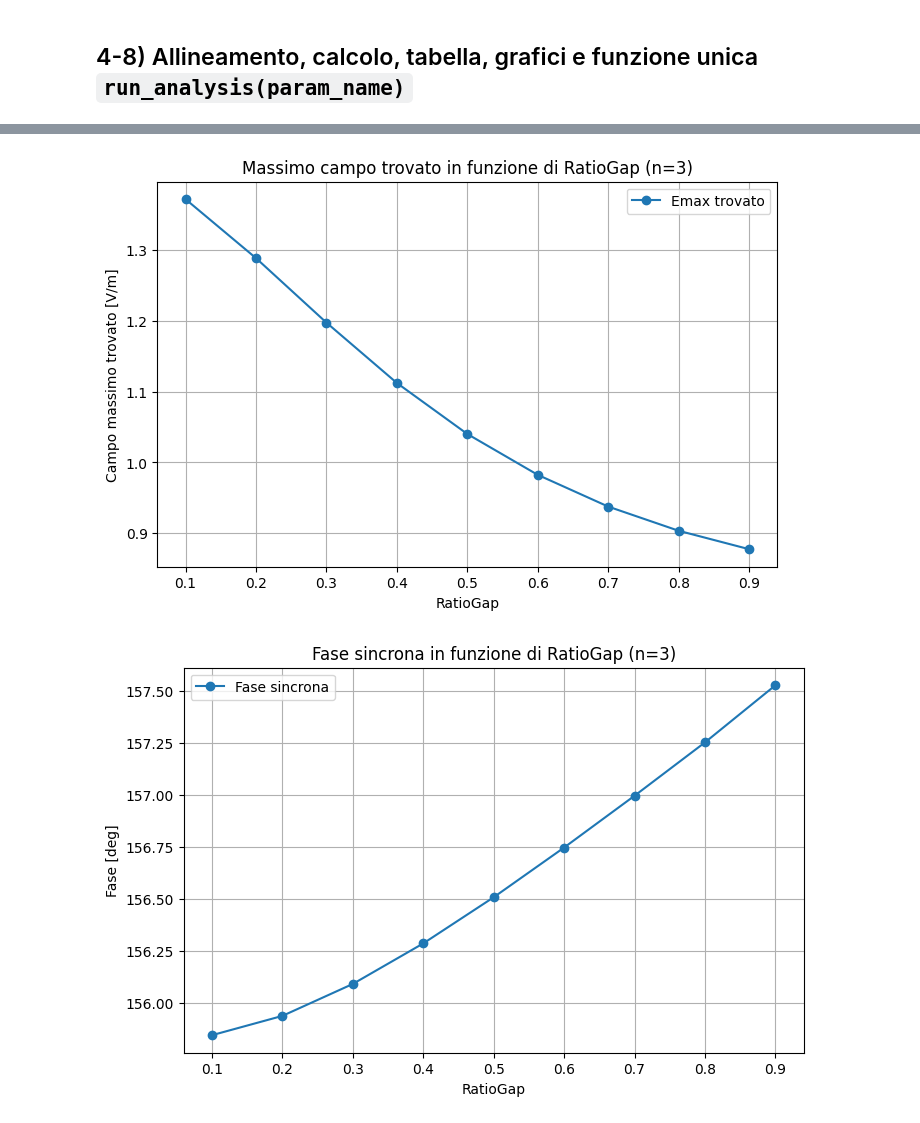
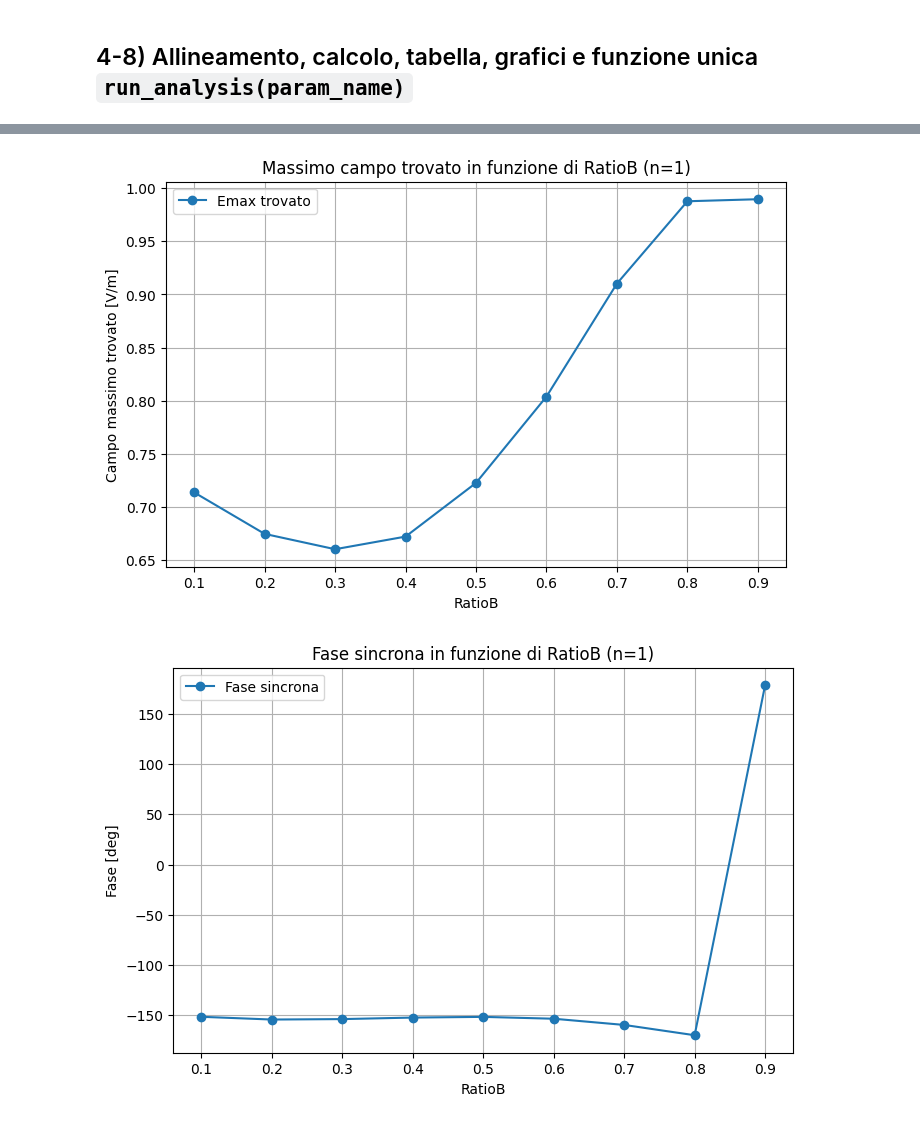
Before and after one commit to AlanMarcia/Notebook-for-analysis-of-CST-output, a Jupyter notebook: Ratio_selector.ipynb, the cells around one changed output, grey strips where cells are left out. Cells and saved outputs as stored; diff of their text form; code cells hidden in the pictures.

```diff
--- a/Ratio_selector.ipynb
+++ b/Ratio_selector.ipynb
@@ -20,7 +20,7 @@ except Exception:
     HAS_WIDGETS = False
 
 # Percorso dati
-cartella = Path("SIC_P_10um/n_3")
+cartella = Path("SIC_e_5um/n_1")
 file_re = cartella / "Real.txt"
 file_im = cartella / "Im.txt"
 
@@ -30,8 +30,8 @@ if not file_re.exists() or not file_im.exists():
     raise FileNotFoundError(f"File mancanti: {file_re} oppure {file_im}")
 
 # Costanti fisiche (coerenti con logica cella 3)
-beta = 0.01459
-Lam = 10.0
+beta = 0.3
+Lam = 5
 lambda_beta = Lam * beta
 E0_const = 1.0
 # %% [markdown]
@@ -152,24 +152,20 @@ def parse_cst_blocks(path: Path, varying_param: str, fixed_params=None, n_target
 allowed_params = ["RatioA", "RatioB", "RatioGap"]
 
 # Selezione manuale (fallback universale)
-param_name = "RatioGap"
-n_target = 3
+param_name = "RatioB"
+n_target = 1
 
-# Default: tengo fissi gli altri due ratio a 0.5 (modificabili)
-default_fixed_values = {
-    "RatioA": 0.5,
-    "RatioB": 0.5,
-    "RatioGap": 0.5,
+# Default consigliati per fissare gli altri due parametri mentre se ne scansiona uno
+scan_fixed_defaults = {
+    "RatioA": {"RatioB": 0.5, "RatioGap": 0.5},
+    "RatioB": {"RatioA": 0.5, "RatioGap": 0.5},
+    "RatioGap": {"RatioA": 0.5, "RatioB": 0.5},
 }
 
 if param_name not in allowed_params:
     raise ValueError(f"param_name non valido: {param_name}. Opzioni: {allowed_params}")
 
-fixed_params = {
-    k: default_fixed_values[k]
-    for k in allowed_params
-    if k != param_name
-}
+fixed_params = dict(scan_fixed_defaults[param_name])
 
 print(f"Parametro variabile selezionato: {param_name}")
 print(f"Parametri fissi: {fixed_params}")
@@ -180,4 +176,5 @@ if HAS_WIDGETS:
     w = widgets.Dropdown(options=allowed_params, value=param_name, description="Scansione:")
     display(w)
     print("Puoi cambiare il dropdown e poi assegnare param_name = w.value prima di run_analysis().")
+    print("Poi imposta fixed_params = dict(scan_fixed_defaults[param_name]).")
 # %% [output]
@@ -194,8 +316,12 @@ def run_analysis(param_name: str, fixed_params=None, n_target=3, tol=1e-12):
         raise ValueError(f"param_name non valido: {param_name}. Opzioni: {allowed}")
 
     if fixed_params is None:
-        fixed_defaults = {"RatioA": 0.5, "RatioB": 0.5, "RatioGap": 0.5}
-        fixed_params = {k: fixed_defaults[k] for k in allowed if k != param_name}
+        scan_fixed_defaults = {
+            "RatioA": {"RatioB": 0.5, "RatioGap": 0.5},
+            "RatioB": {"RatioA": 0.5, "RatioGap": 0.5},
+            "RatioGap": {"RatioA": 0.5, "RatioB": 0.5},
+        }
+        fixed_params = dict(scan_fixed_defaults[param_name])
 
     blocks_re = parse_cst_blocks(
         file_re,
@@ -367,2 +493,2 @@ RatioGap=0.900  G=4.462851e-05  eta_E0=4.462851e-05  Emax=8.774721e-01  eta_Emax
-[figure, old version]
+[figure, new version]
-[figure, old version]
+[figure, new version]
```
Also changed, not shown: parts of 3 cells of this notebook, 1 other file.
